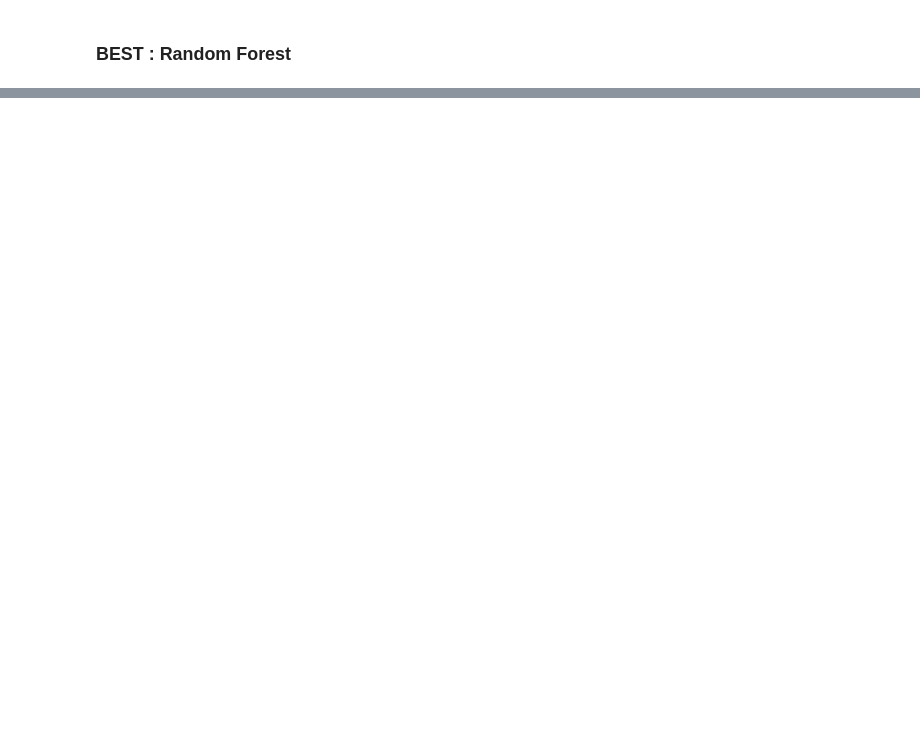
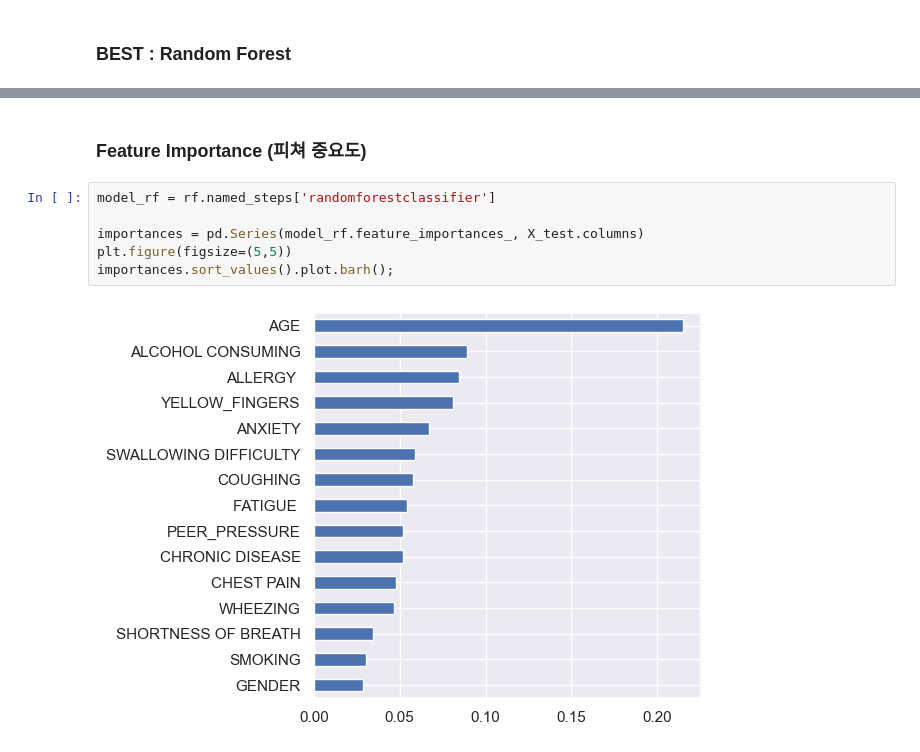
Before and after one commit to badro97/BigData_Predict, a Jupyter notebook: 기말팀플과제/lung_cancer.ipynb, the cells around one changed output, grey strips where cells are left out. Cells and saved outputs as stored; diff of their text form; blank space fills up the shorter version.

```diff
--- a/기말팀플과제/lung_cancer.ipynb
+++ b/기말팀플과제/lung_cancer.ipynb
@@ -694,0 +835,10 @@ plt.show()
+# %% [markdown]
+### Feature Importance (피쳐 중요도)
+# %%
+model_rf = rf.named_steps['randomforestclassifier']
+
+importances = pd.Series(model_rf.feature_importances_, X_test.columns)
+plt.figure(figsize=(5,5))
+importances.sort_values().plot.barh();
+# %% [output]
+[figure, added]
```
Also changed, not shown: parts of 32 cells of this notebook.
